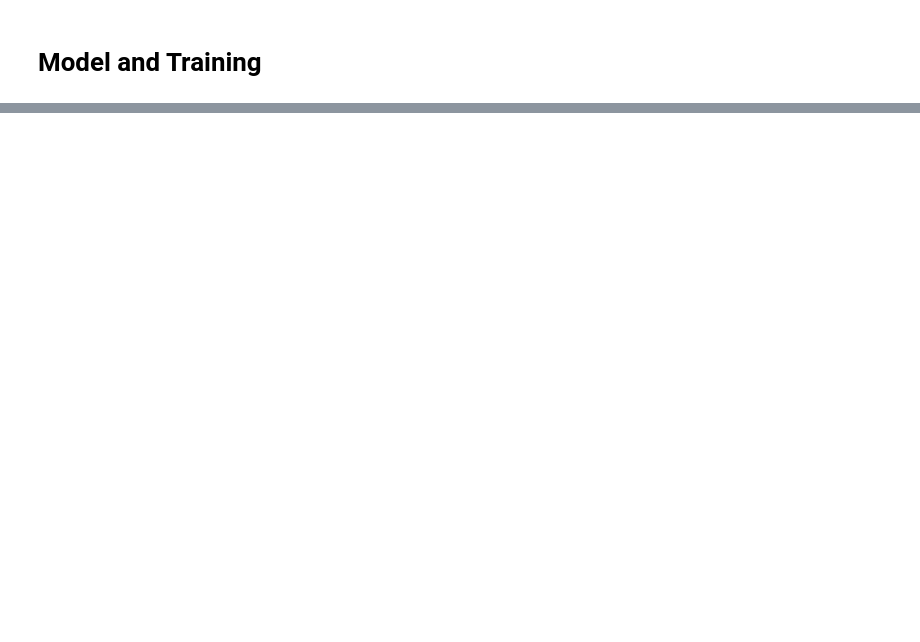
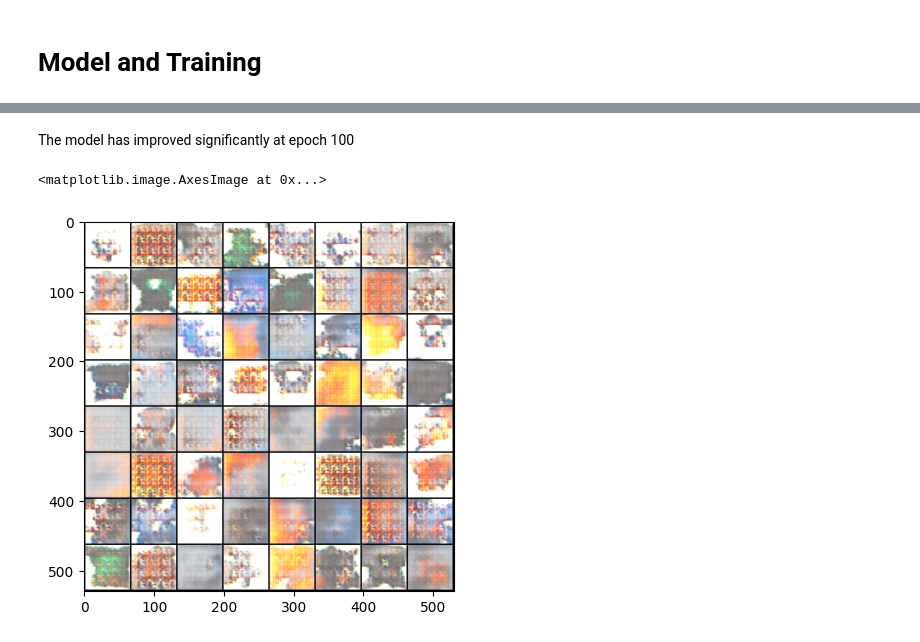
Before and after one commit to ploffy06/art-GAN, a Jupyter notebook: notebook.ipynb, the cells around one changed output, grey strips where cells are left out. Saved outputs shown, nothing was run; the diff lists cells and outputs as text; code cells hidden in the pictures; blank space fills up the shorter version.

```diff
--- a/notebook.ipynb
+++ b/notebook.ipynb
@@ -130,0 +223,7 @@ for i in range(epochs):
+# %% [markdown]
+The model has improved significantly at epoch 100
+# %%
+plt.imshow(np.transpose(generated_images[100],(1,2,0)))
+# %% [output]
+<matplotlib.image.AxesImage at 0x...>
+[figure, added]
```
Also changed, not shown: parts of 20 cells of this notebook, 5 other files.
